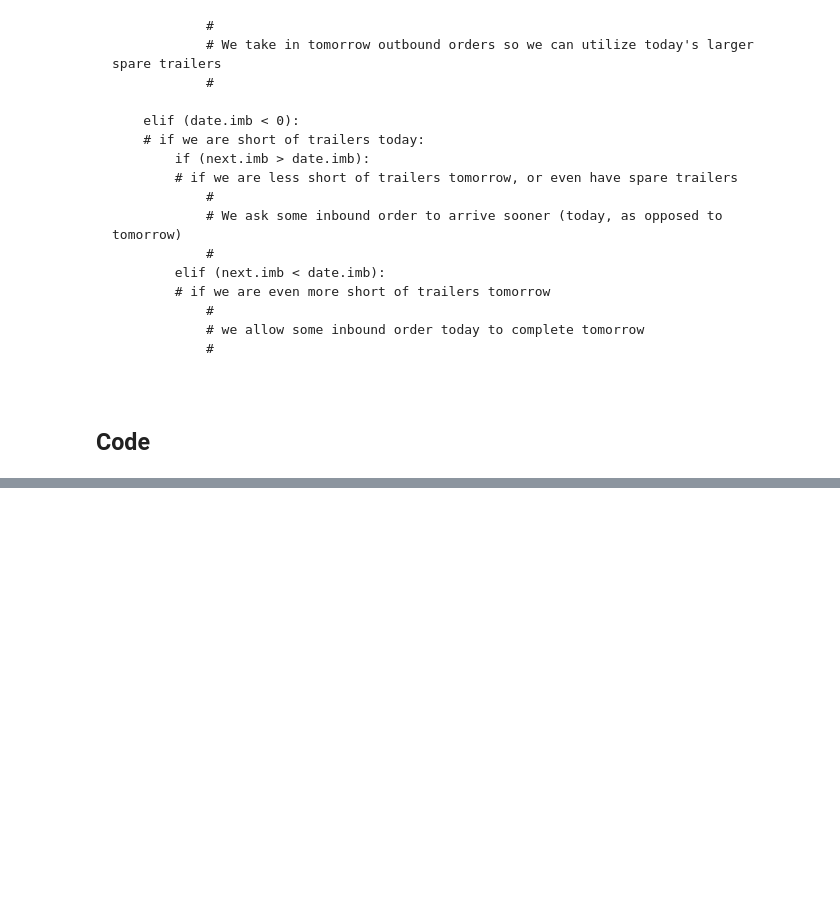
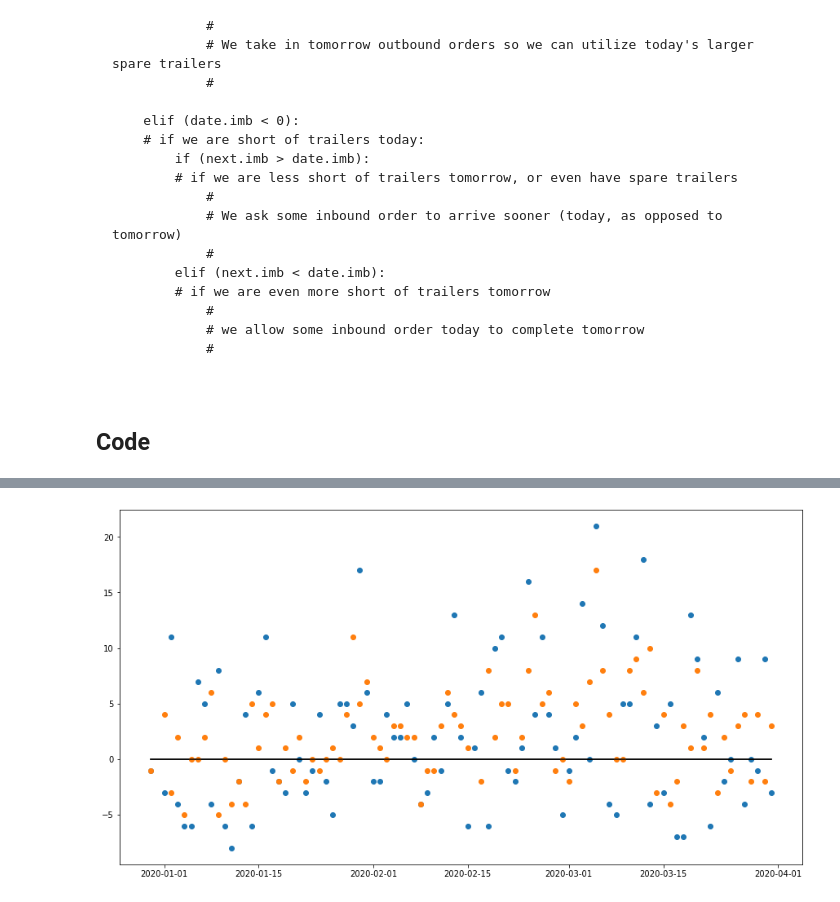
Before and after one commit to tranndt/ml-usra2021-NexusDataChallengeBison, a Jupyter notebook: [05-2021] Nexus Data Challenge/Algorithm.ipynb, the cells around one changed output, grey strips where cells are left out. Cells and saved outputs as stored; diff of their text form; code cells hidden in the pictures; blank space fills up the shorter version.

```diff
--- a/[05-2021] Nexus Data Challenge/Algorithm.ipynb
+++ b/[05-2021] Nexus Data Challenge/Algorithm.ipynb
@@ -489,2 +546,3 @@ df_resched
 # %%
-df_sched = get_df_span()
+df_sched = get_df_span(df,start_date,end_date)
+df_sched
@@ -490,0 +606,3 @@ df_sched = get_df_span()
+# %%
+df_count = get_df_count(df_sched)
+df_count.head(5)
@@ -490,0 +637,12 @@ df_sched = get_df_span()
+# %%
+def plot_imb(df):
+    firstDate = min(df.index)
+    lastDate = max(df.index)
+    plt.plot(df.index,df["Imbalance"],'o')
+    plt.plot([firstDate,lastDate],[0,0],'k-')
+# %%
+plt.figure(figsize=(15,8))
+plot_imb(df_count)
+plot_imb(df_recount)
+# %% [output]
+[figure, added]
```
Also changed, not shown: parts of 42 cells of this notebook.
